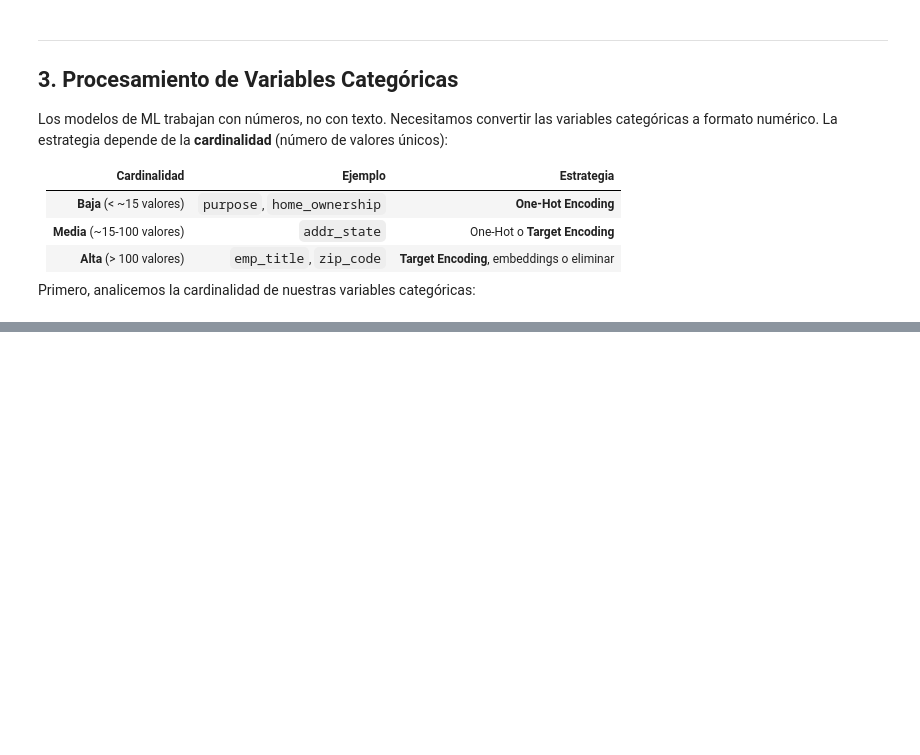
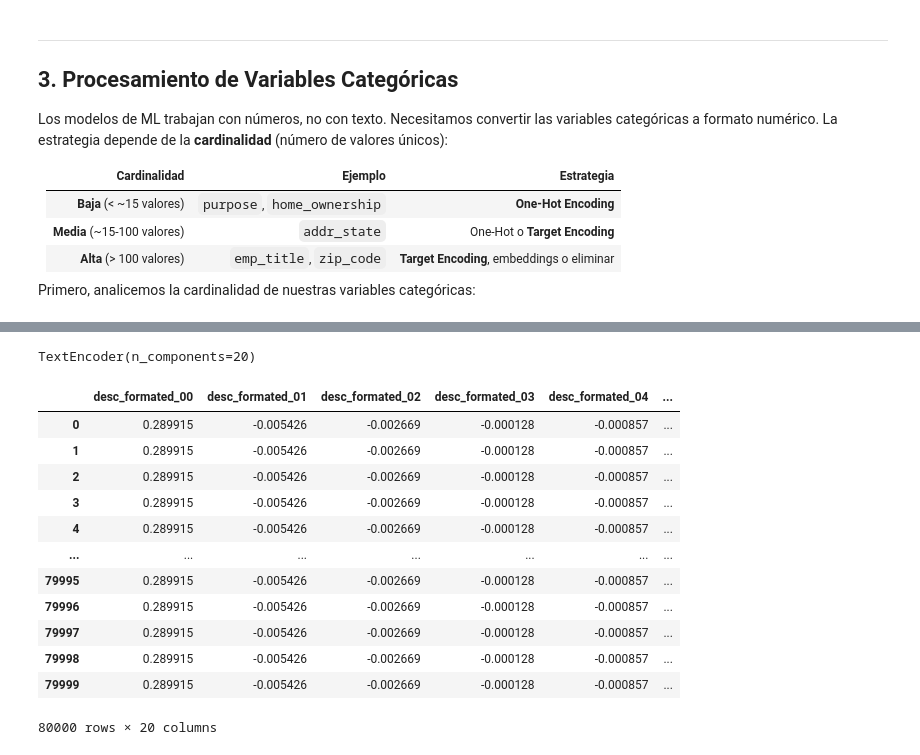
Before and after one commit to mmartinb75/modelizacion_datos_2026, a Jupyter notebook: 03_preprocesamiento.ipynb, the cells around one changed output, grey strips where cells are left out. Drawn from its saved outputs; the diff is of its cells as text; code cells hidden in the pictures; blank space fills up the shorter version.

```diff
--- a/03_preprocesamiento.ipynb
+++ b/03_preprocesamiento.ipynb
@@ -376,0 +511,9 @@ En este notebook hemos cubierto las fases principales del preprocesamiento:
+# %%
+# process desc columns
+# get only the part of string between '> ' and '<br>' if string is different of DESCONOCIDO
+import numpy as np
+df_train_filter_3['desc_formated'] = np.where(
+    df_train_filter_3['desc'] == 'DESCONOCIDO',
+    'DESCONOCIDO',
+    df_train_filter_3['desc'].str.split('> ').str[1].str.split('<br>').str[0]
+)
@@ -376,0 +535,24 @@ En este notebook hemos cubierto las fases principales del preprocesamiento:
+# %%
+text_enc_2 = TextEncoder(model_name='intfloat/e5-small-v2', n_components=20)
+# %%
+text_enc_2.fit(df_train_filter_3['desc_formated'])
+# %% [output]
+TextEncoder(n_components=20)
+# %%
+credit_description_embedding = text_enc_2.transform(df_train_filter_3['desc_formated'])
+# %%
+credit_description_embedding
+# %% [output]
+|  | desc_formated_00 | desc_formated_01 | desc_formated_02 | desc_formated_03 | desc_formated_04 | ... |
+| 0 | 0.289915 | -0.005426 | -0.002669 | -0.000128 | -0.000857 | ... |
+| 1 | 0.289915 | -0.005426 | -0.002669 | -0.000128 | -0.000857 | ... |
+| 2 | 0.289915 | -0.005426 | -0.002669 | -0.000128 | -0.000857 | ... |
+| 3 | 0.289915 | -0.005426 | -0.002669 | -0.000128 | -0.000857 | ... |
+| 4 | 0.289915 | -0.005426 | -0.002669 | -0.000128 | -0.000857 | ... |
+| ... | ... | ... | ... | ... | ... | ... |
+| 79995 | 0.289915 | -0.005426 | -0.002669 | -0.000128 | -0.000857 | ... |
+| 79996 | 0.289915 | -0.005426 | -0.002669 | -0.000128 | -0.000857 | ... |
+| 79997 | 0.289915 | -0.005426 | -0.002669 | -0.000128 | -0.000857 | ... |
+| 79998 | 0.289915 | -0.005426 | -0.002669 | -0.000128 | -0.000857 | ... |
+| 79999 | 0.289915 | -0.005426 | -0.002669 | -0.000128 | -0.000857 | ... |
+80000 rows × 20 columns
```
Also changed, not shown: parts of 64 cells of this notebook, 1 other file.
